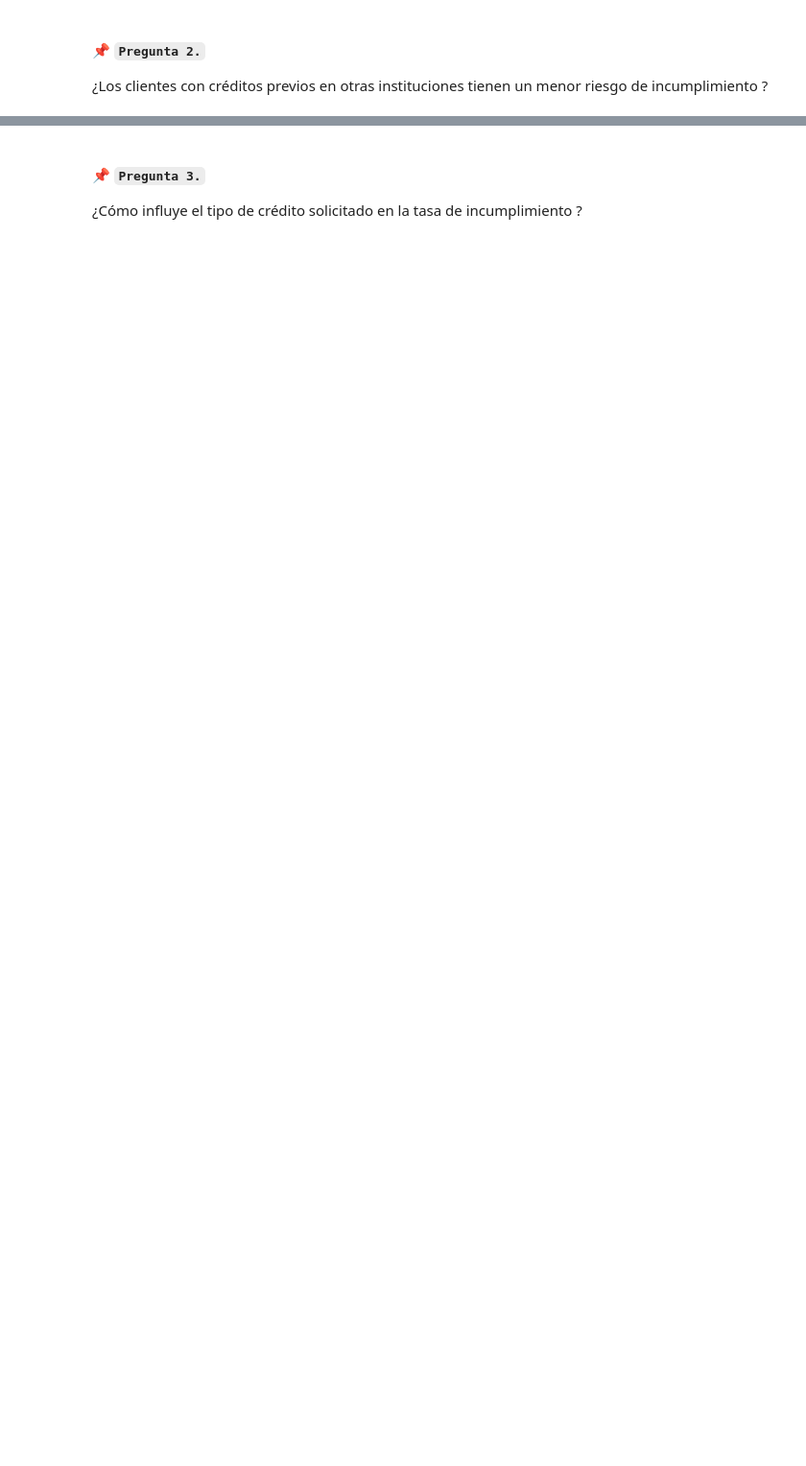
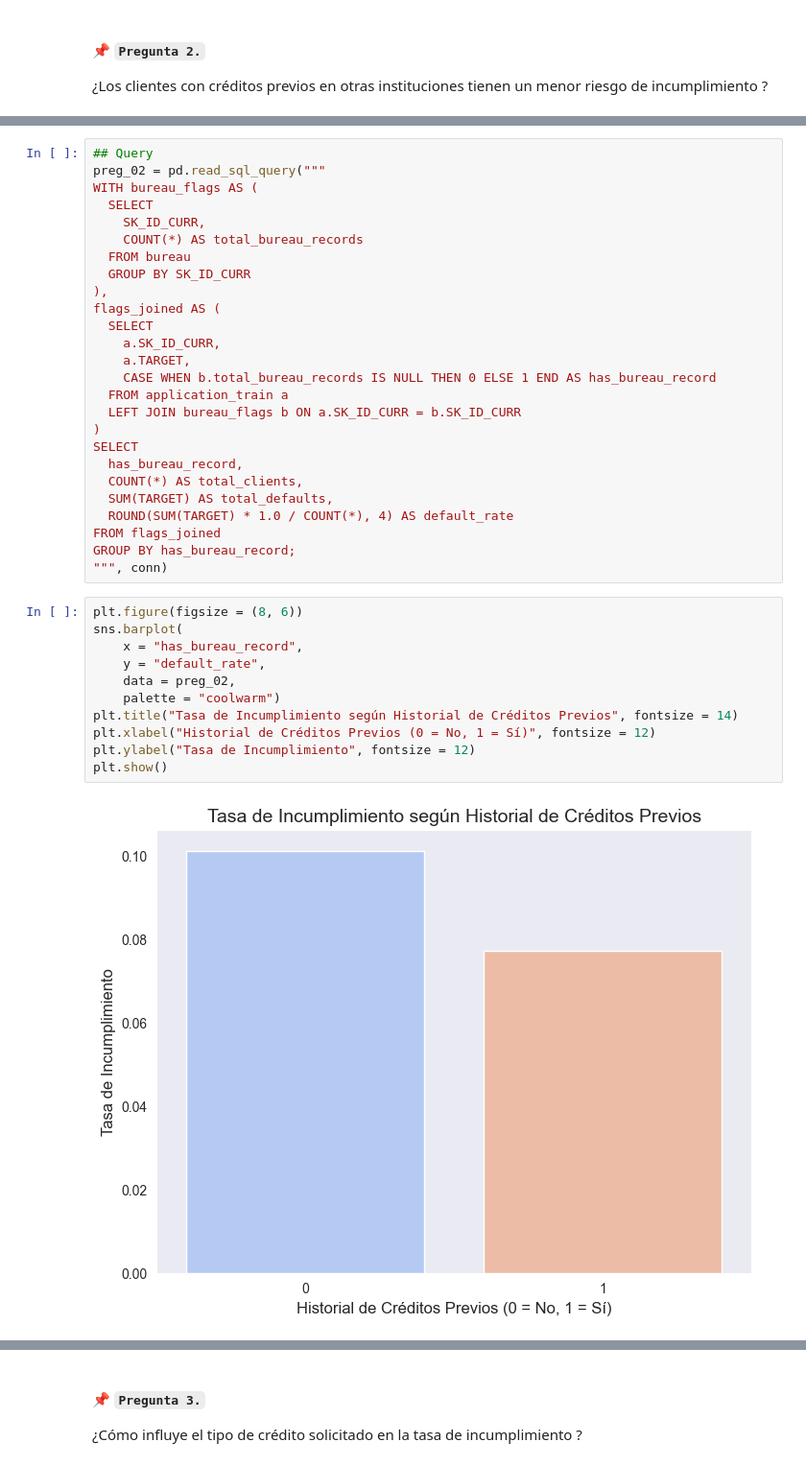
Before and after one commit to anmedinas/mds_bd, a Jupyter notebook: notebooks/04_Q&A.ipynb, the cells around one changed output, grey strips where cells are left out. Shown at 96% size. Cells and saved outputs as stored; diff of their text form; blank space fills up the shorter version.

```diff
--- a/notebooks/04_Q&A.ipynb
+++ b/notebooks/04_Q&A.ipynb
@@ -69,0 +65,39 @@ preg_01
+# %%
+## Query
+preg_02 = pd.read_sql_query("""
+WITH bureau_flags AS (
+  SELECT
+    SK_ID_CURR,
+    COUNT(*) AS total_bureau_records
+  FROM bureau
+  GROUP BY SK_ID_CURR
+),
+flags_joined AS (
+  SELECT
+    a.SK_ID_CURR,
+    a.TARGET,
+    CASE WHEN b.total_bureau_records IS NULL THEN 0 ELSE 1 END AS has_bureau_record
+  FROM application_train a
+  LEFT JOIN bureau_flags b ON a.SK_ID_CURR = b.SK_ID_CURR
+)
+SELECT
+  has_bureau_record,
+  COUNT(*) AS total_clients,
+  SUM(TARGET) AS total_defaults,
+  ROUND(SUM(TARGET) * 1.0 / COUNT(*), 4) AS default_rate
+FROM flags_joined
+GROUP BY has_bureau_record;
+""", conn)
+# %%
+plt.figure(figsize = (8, 6))
+sns.barplot(
+    x = "has_bureau_record",
+    y = "default_rate",
+    data = preg_02,
+    palette = "coolwarm")
+plt.title("Tasa de Incumplimiento según Historial de Créditos Previos", fontsize = 14)
+plt.xlabel("Historial de Créditos Previos (0 = No, 1 = Sí)", fontsize = 12)
+plt.ylabel("Tasa de Incumplimiento", fontsize = 12)
+plt.show()
+# %% [output]
+[figure, added]
```
Also changed, not shown: parts of 32 cells of this notebook, 2 other files.
